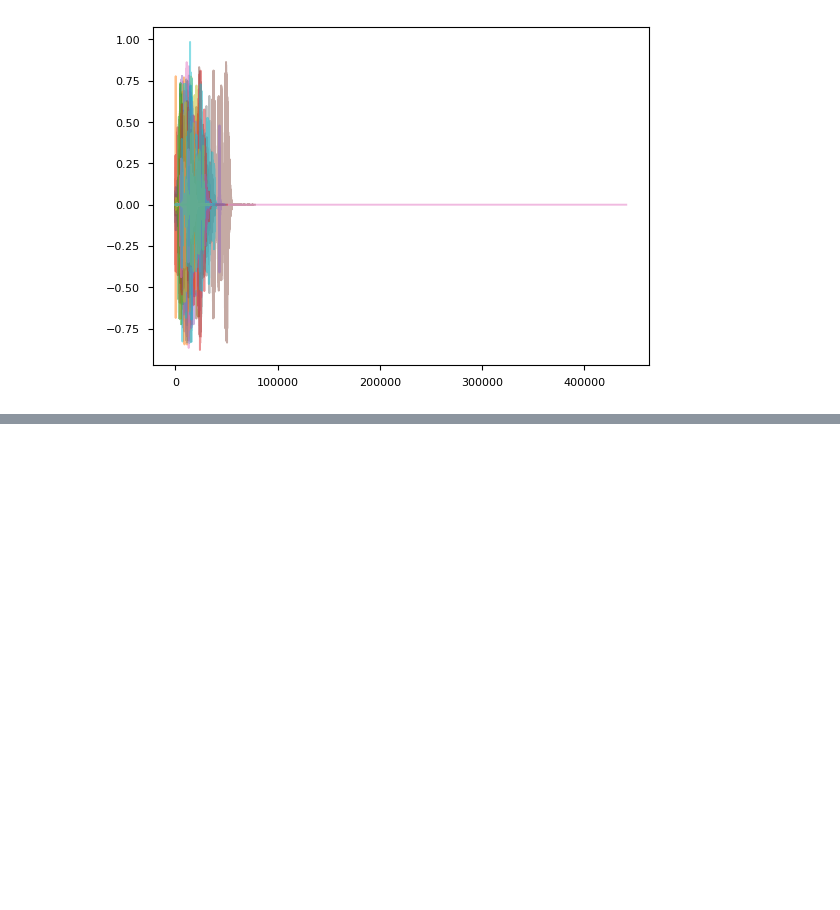
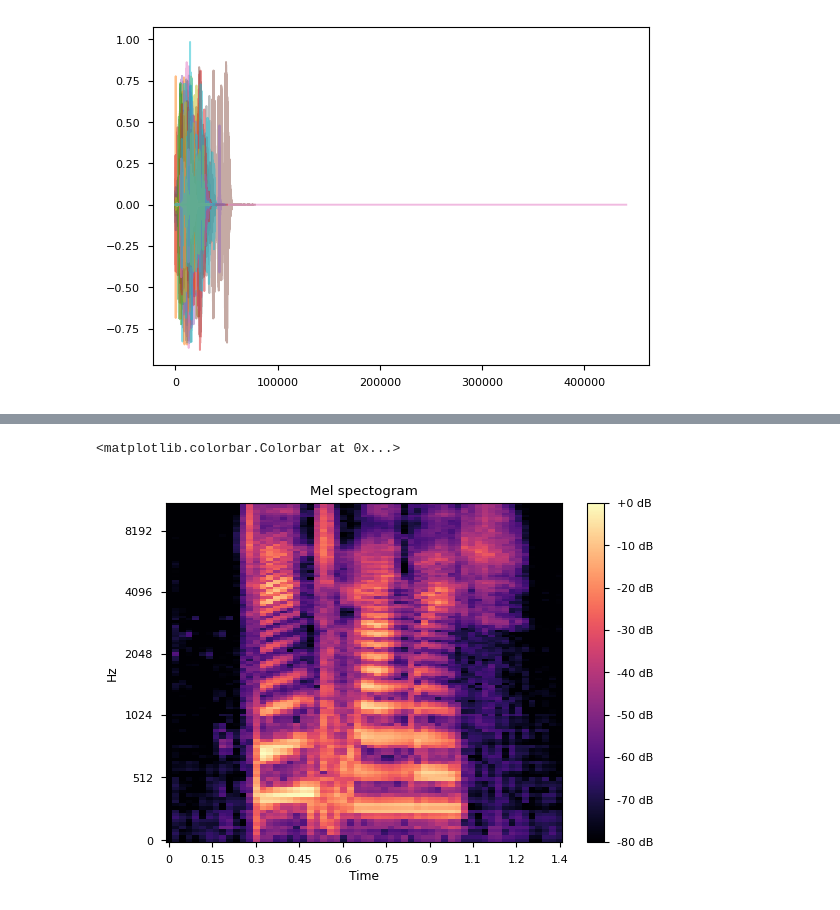
Before and after one commit to Ruglio/DSL-project, a Jupyter notebook: python/code.ipynb, the cells around one changed output, grey strips where cells are left out. Saved outputs shown, nothing was run; the diff lists cells and outputs as text; code cells hidden in the pictures; blank space fills up the shorter version.

```diff
--- a/python/code.ipynb
+++ b/python/code.ipynb
@@ -184,0 +226,3 @@ plt.colorbar()
+# %%
+mel_spects = [librosa.feature.melspectrogram(y=data, n_fft=512) for data in df["data"]]
+mel_spects_db = [librosa.power_to_db(mel_spect, ref=np.max) for mel_spect in mel_spects]
@@ -184,0 +233,8 @@ plt.colorbar()
+# %%
+fig, ax = plt.subplots()
+img = librosa.display.specshow(mel_spects_db[0], x_axis='time', y_axis='mel', ax=ax)
+ax.set(title="Mel spectogram")
+fig.colorbar(img, ax=ax, format="%+2.0f dB")
+# %% [output]
+<matplotlib.colorbar.Colorbar at 0x...>
+[figure, added]
```
Also changed, not shown: parts of 21 cells of this notebook.
